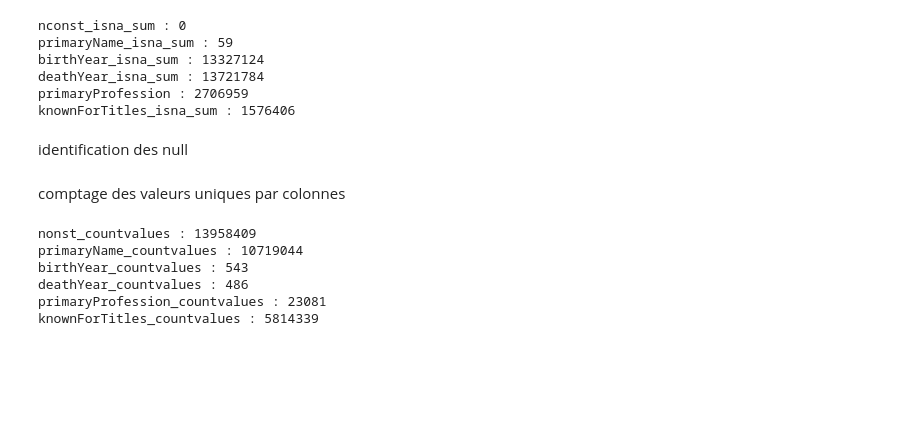
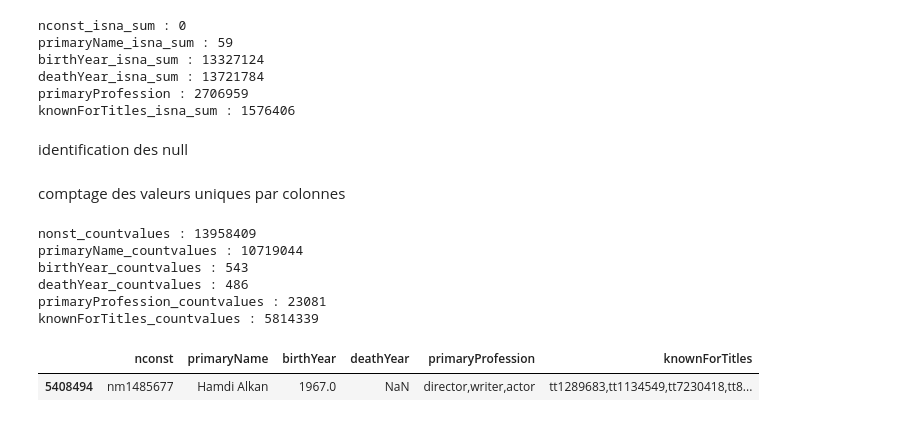
Before and after one commit to Philippe709/Projet2_Groupe2, a Jupyter notebook: main_project/analyse_name_basics.ipynb, the cells around one changed output. Cells and saved outputs as stored; diff of their text form; code cells hidden in the pictures; blank space fills up the shorter version.

```diff
--- a/main_project/analyse_name_basics.ipynb
+++ b/main_project/analyse_name_basics.ipynb
@@ -100,3 +100,8 @@ birthYear_countvalues : 543
 deathYear_countvalues : 486
 primaryProfession_countvalues : 23081
 knownForTitles_countvalues : 5814339
+# %%
+df_name_basics[df_name_basics['nconst']=='nm1485677']
+# %% [output]
+|  | nconst | primaryName | birthYear | deathYear | primaryProfession | knownForTitles |
+| 5408494 | nm1485677 | Hamdi Alkan | 1967.0 | NaN | director,writer,actor | tt1289683,tt1134549,tt7230418,tt8... |
```
Also changed, not shown: 1 other file.
